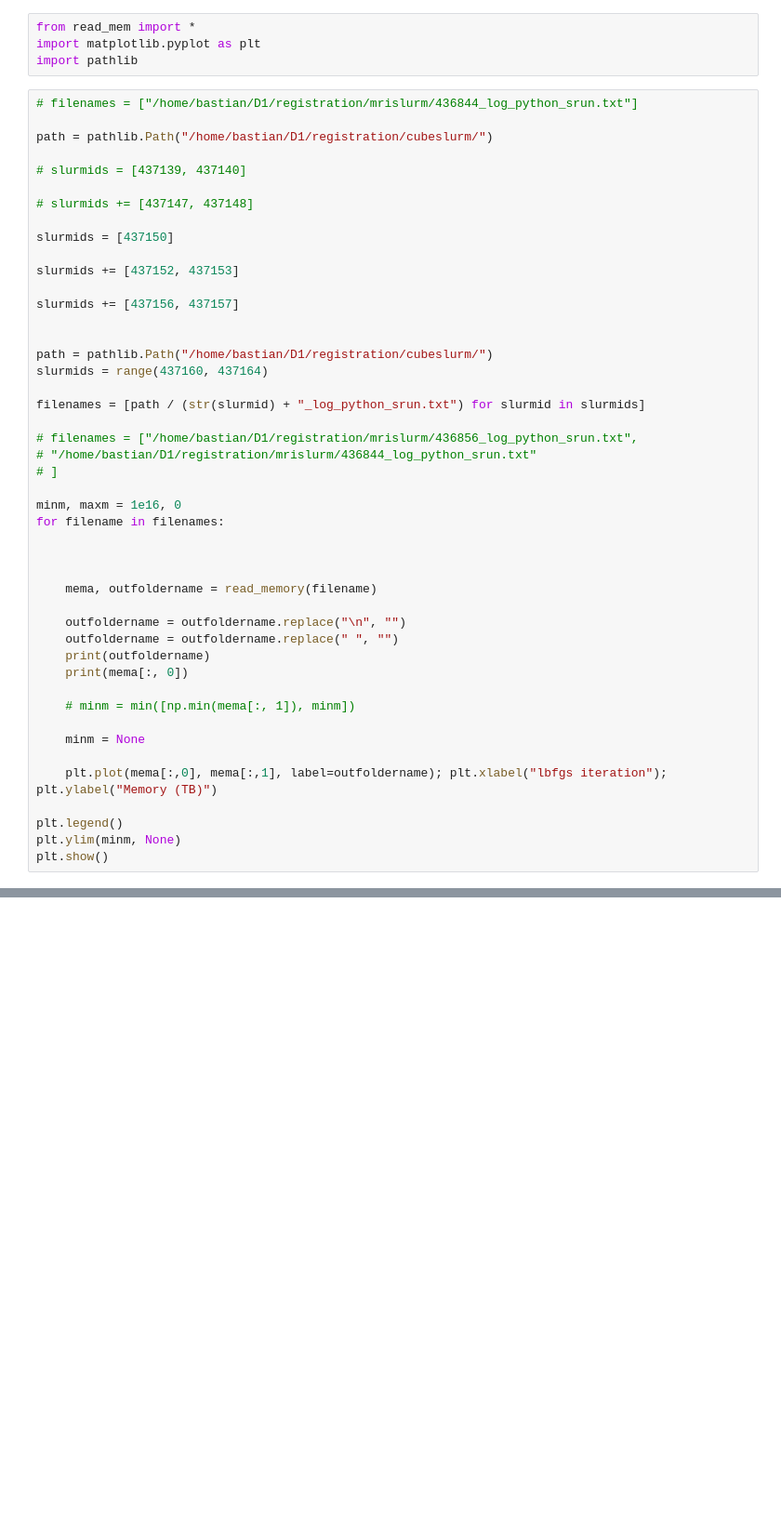
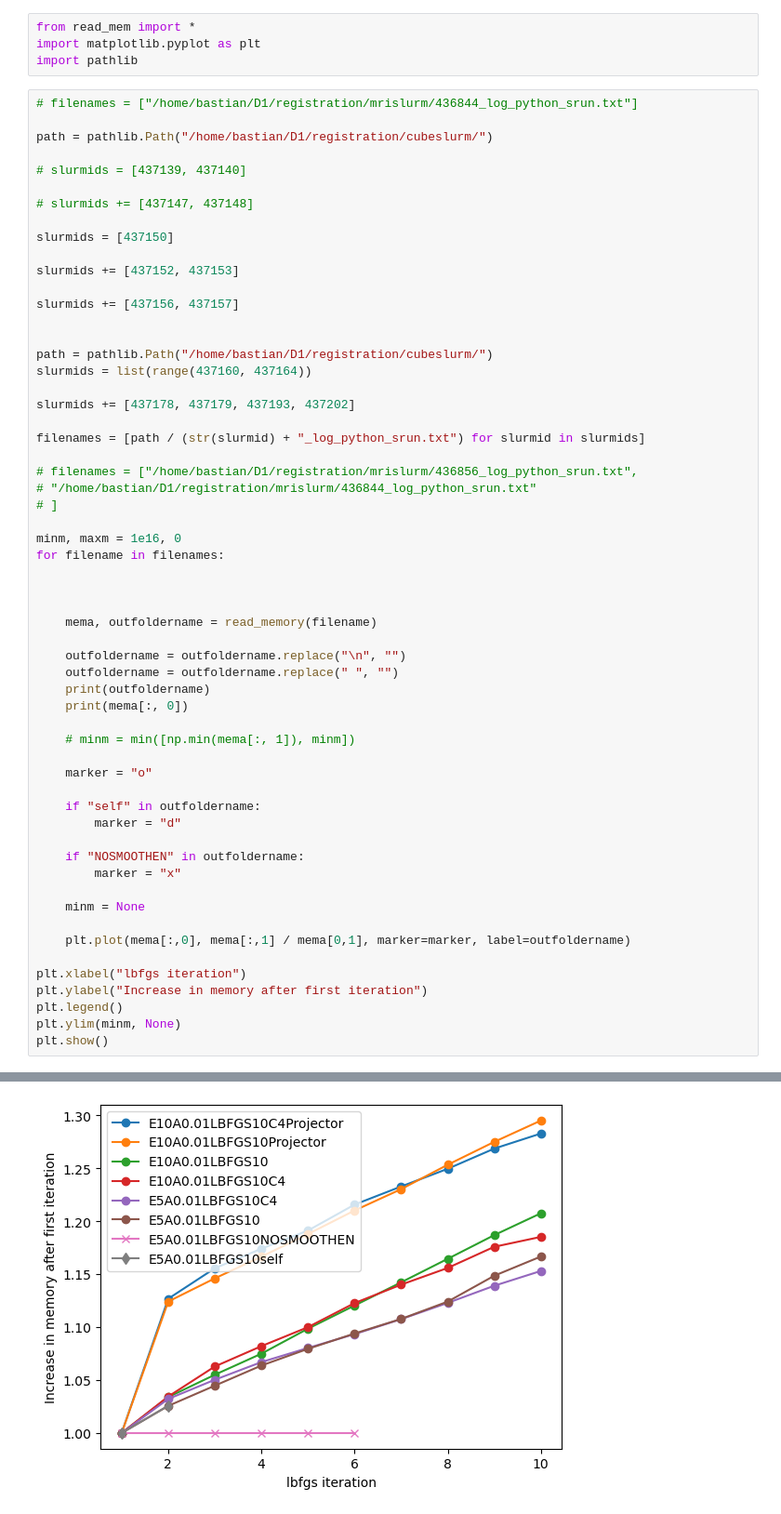
Before and after one commit to JohannesHaubner/mapMRI, a Jupyter notebook: examples/debugging/mem.ipynb, the cells around one changed output, grey strips where cells are left out. Shown at 93% size. Cells and saved outputs as stored; diff of their text form; blank space fills up the shorter version.

Commit message:
add self to preconditioning to see if that fixes memory issue

```diff
--- a/examples/debugging/mem.ipynb
+++ b/examples/debugging/mem.ipynb
@@ -19,7 +19,9 @@ slurmids += [437156, 437157]
 
 
 path = pathlib.Path("/home/bastian/D1/registration/cubeslurm/")
-slurmids = range(437160, 437164)
+slurmids = list(range(437160, 437164))
+
+slurmids += [437178, 437179, 437193, 437202]
 
 filenames = [path / (str(slurmid) + "_log_python_srun.txt") for slurmid in slurmids]
 
@@ -41,10 +43,20 @@ for filename in filenames:
 
     # minm = min([np.min(mema[:, 1]), minm])
 
+    marker = "o"
+
+    if "self" in outfoldername:
+        marker = "d"
+
+    if "NOSMOOTHEN" in outfoldername:
+        marker = "x"
+
     minm = None
 
-    plt.plot(mema[:,0], mema[:,1], label=outfoldername); plt.xlabel("lbfgs iteration"); plt.ylabel("Memory (TB)")
+    plt.plot(mema[:,0], mema[:,1] / mema[0,1], marker=marker, label=outfoldername)
 
+plt.xlabel("lbfgs iteration")
+plt.ylabel("Increase in memory after first iteration")
 plt.legend()
 plt.ylim(minm, None)
 plt.show()
@@ -53,0 +80 @@ IndexError: too many indices for array: array is 1-dimensional, but 2 were index
+[figure, added]
```
Also changed, not shown: parts of 1 cell of this notebook, 4 other files.
